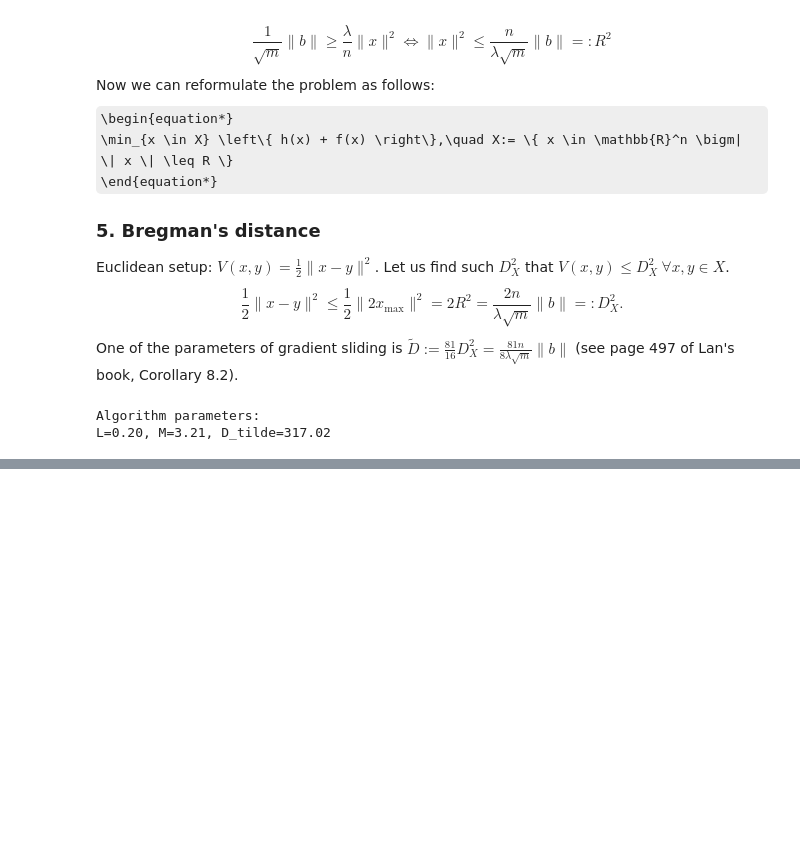
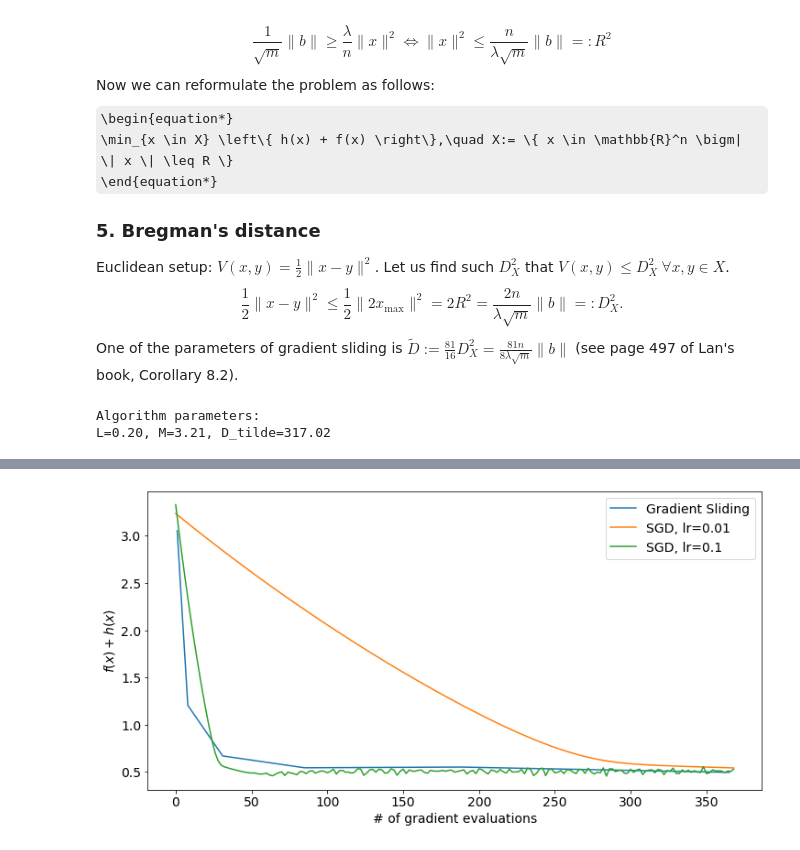
Before and after one commit to Rezyapkin-Vyacheslav/gan-optimization, a Jupyter notebook: gradient_sliding.ipynb, the cells around one changed output, grey strips where cells are left out. Cells and saved outputs as stored; diff of their text form; code cells hidden in the pictures; some formulas as TeX source; blank space fills up the shorter version.

Commit message:
Added methods to GradSliding that load correct parameters to model. Compared sliding and SGD performance on regularized linear regression.

```diff
--- a/gradient_sliding.ipynb
+++ b/gradient_sliding.ipynb
@@ -204,24 +227,0 @@ mse = nn.MSELoss()
-# %%
-for i in range(1000):
-
-    y_pred = model(X_train)
-    if opt.mode == 'main':
-        # Regularization term.
-        reg = 0
-        for W in model.parameters():
-            reg = reg + W.norm(2)**2
-        loss = reg_coef * reg / n
-
-        with torch.no_grad():
-            sum_loss = torch.sqrt(mse(y_pred, y_train)) + loss
-        print(f"k = {opt.k}, loss = {sum_loss:.2f}")
-        if i > 0:
-            print(f"T = {opt.T}")
-    else:
-        # RMSE term.
-        loss = torch.sqrt(mse(y_pred, y_train))
-    opt.zero_grad()
-    loss.backward()
-    opt.step()
-    if i == 0:
-        print(f"T = {opt.T}")
@@ -242,0 +344,17 @@ T = 280
+# %%
+n_attempts = 10
+n_evals = 370
+lr1 = 0.01
+lr2 = 0.1
+
+loss_sl, step_sl, loss_sgd1 = experiment(
+    n_attempts, n_evals, L, M, D_tilde, lr1, True)
+loss_sgd2 = experiment(n_attempts, n_evals, L, M, D_tilde, lr2, False)
+
+sliding_data = (step_sl, loss_sl)
+step_sgd = list(range(0, n_evals, 2))
+sgd_data = [(step_sgd, loss_sgd1, lr1), (step_sgd, loss_sgd2, lr2)]
+
+plot_convergence(sliding_data, sgd_data)
+# %% [output]
+[figure, added]
```
Also changed, not shown: parts of 8 cells of this notebook, 1 other file.
